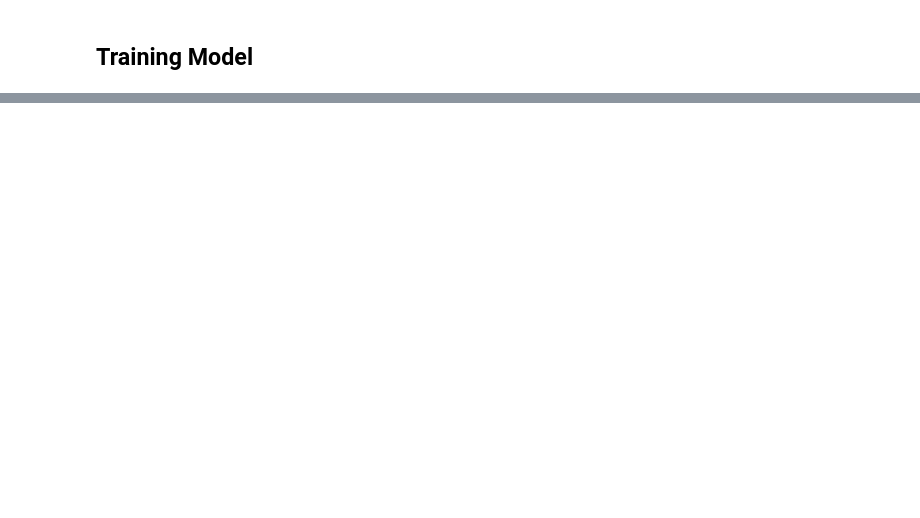
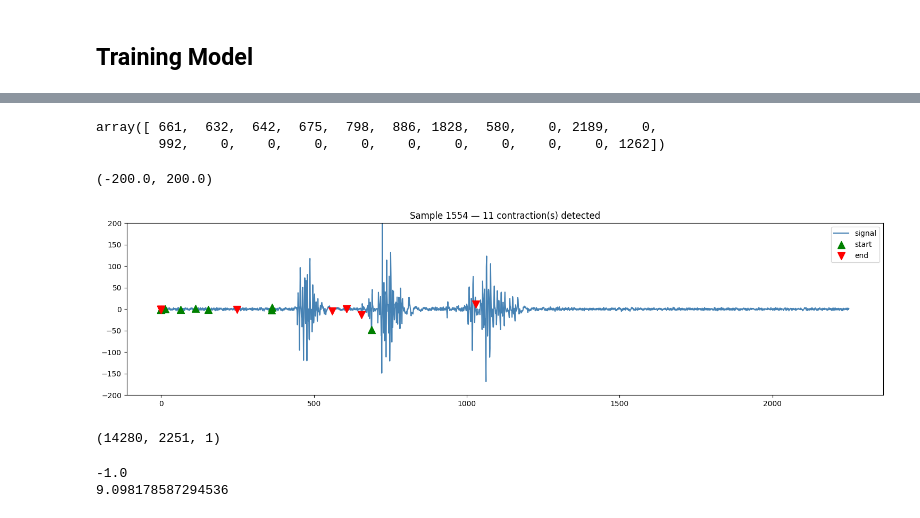
Before and after one commit to zeynoozkaya/SoundSleep, a Jupyter notebook: CNN_v3.ipynb, the cells around one changed output, grey strips where cells are left out. Cells and saved outputs as stored; diff of their text form; code cells hidden in the pictures; blank space fills up the shorter version.

```diff
--- a/CNN_v3.ipynb
+++ b/CNN_v3.ipynb
@@ -134,7 +201,8 @@ def run_kfold_training(model_func, X, y, groups_train_full, input_shape, num_cla
 ## CNN Model
 # %%
 # single head CNN model for number of contractions
-def CNN_model_contraction(input_shape, num_classes,feature_num):
+# single head CNN model for number of contractions
+def CNN_model_contraction_regression(input_shape, num_classes,feature_num):
     global epoch_len
 
     model = Sequential([
@@ -144,13 +212,12 @@ def CNN_model_contraction(input_shape, num_classes,feature_num):
 
     # Convolutional Layers -
     model.add(Conv1D(32, kernel_size=3, activation='relu', input_shape=input_shape))  # Add a 1D convolutional layer with 32 filters and ReLU activation
-    model.add(MaxPooling1D(pool_size=3))  # Add a max pooling layer
+    model.add(MaxPooling1D(pool_size=2))  # Add a max pooling layer
 
     model.add(Conv1D(64, kernel_size=3, activation='relu'))  # Add another 1D convolutional layer with 64 filters and ReLU activation
     model.add(MaxPooling1D(pool_size=2))  # Add another max pooling layer
 
-    model.add(Conv1D(128, kernel_size=3, activation='relu'))  # Add another 1D convolutional layer?
-    model.add(MaxPooling1D(pool_size=1))
+    #model.add(Conv1D(128, kernel_size=3, activation='relu'))  # Add another 1D convolutional layer?
 
     # Flattening Layer
     model.add(Flatten())  # Flatten the output of the convolutional layers
@@ -373,0 +489,26 @@ Test F1 Score : 0.8277203654467142
+# %%
+# = model.predict(X_train_full)
+
+# call function for training
+results_single_head_regression = run_kfold_training(
+    model_func=CNN_model_contraction_regression,
+    X_train_full=X_train_full,
+    X=X,
+    y=y_events_labels_with_counts,
+    teacher_preds= None,
+    groups_train_full=groups_train_full,
+    input_shape=input_shape,
+    num_classes=num_classes,
+    feature_num=feature_num,
+    compile_kwargs={
+        "optimizer": tf.keras.optimizers.legacy.Adam(learning_rate=1e-4, clipnorm=1.0),
+        "loss": "sparse_categorical_crossentropy",
+        "metrics": [masked_mae]
+    },
+    fit_kwargs={"epochs": 10},
+    n_splits=5,
+    type=2)
+
+
+model_regression_final = results_single_head_regression["models"][-1]
+model_history_regression = model_regression_final.fit(X_train_full, y_train_full_events, epochs=epoch_num, validation_data=(X_test, y_test_events)) #, callbacks=[early_stop])
@@ -373,0 +533,7 @@ Test F1 Score : 0.8277203654467142
+# %%
+preds_normalized = model_regression_final.predict(X_test)  # (N, 22), values in [0,1]
+
+# denormalize
+preds = np.clip(preds_normalized, 0, 1) * epoch_len  # clip before denormalizing
+preds = np.round(preds).astype(int)
+preds = np.where(preds >= epoch_len, 0, preds)
@@ -373,0 +542,21 @@ Test F1 Score : 0.8277203654467142
+# %%
+preds[0]
+# %% [output]
+array([ 661,  632,  642,  675,  798,  886, 1828,  580,    0, 2189,    0,
+        992,    0,    0,    0,    0,    0,    0,    0,    0,    0, 1262])
+# %%
+sanity_check_regression_labels(X_test,preds) # y_events y_events_labels
+plt.ylim(-200,200)
+# %% [output]
+(-200.0, 200.0)
+[figure, added]
+# %%
+np.shape(X)
+# %% [output]
+(14280, 2251, 1)
+# %%
+print(y_events_labels_normalized[y_events_labels_normalized != -1/epoch_len].min())
+print(y_events_labels_normalized[y_events_labels_normalized != -1/epoch_len].max())
+# %% [output]
+-1.0
+9.098178587294536
```
Also changed, not shown: parts of 24 cells of this notebook.
